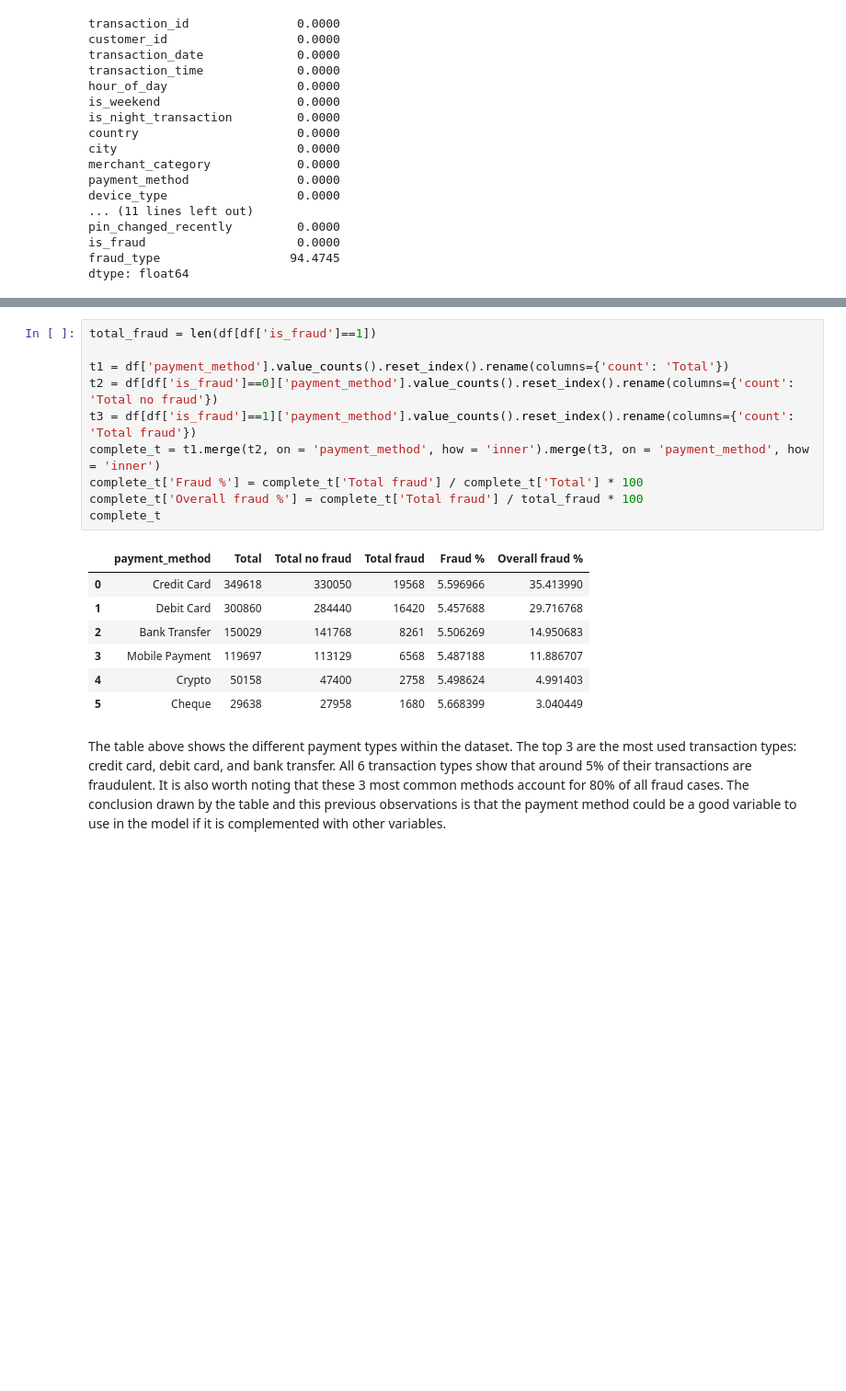
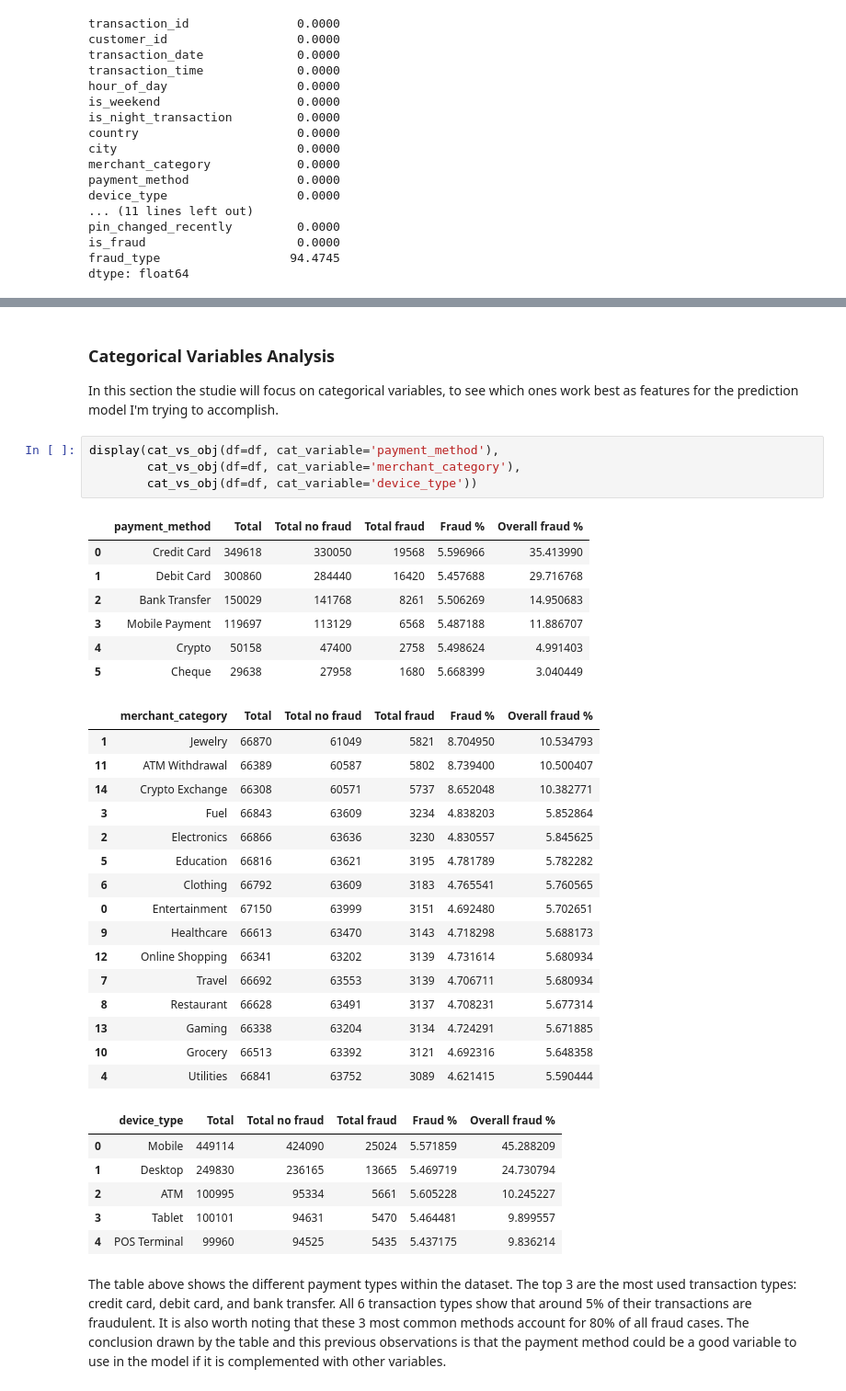
Before and after one commit to monci07/Bank_transaction_fraud_detection, a Jupyter notebook: Notebook.ipynb, the cells around one changed output, grey strips where cells are left out. Shown at 92% size. Cells and saved outputs as stored; diff of their text form; blank space fills up the shorter version.

```diff
--- a/Notebook.ipynb
+++ b/Notebook.ipynb
@@ -157,20 +184,39 @@ Next I'll study the *payment_method* feature against the objective variable to s
+# %% [markdown]
+### Categorical Variables Analysis
+In this section the studie will focus on categorical variables, to see which ones work best as features for the prediction model I'm trying to accomplish.
 # %%
-total_fraud = len(df[df['is_fraud']==1])
-
-t1 = df['payment_method'].value_counts().reset_index().rename(columns={'count': 'Total'})
-t2 = df[df['is_fraud']==0]['payment_method'].value_counts().reset_index().rename(columns={'count': 'Total no fraud'})
-t3 = df[df['is_fraud']==1]['payment_method'].value_counts().reset_index().rename(columns={'count': 'Total fraud'})
-complete_t = t1.merge(t2, on = 'payment_method', how = 'inner').merge(t3, on = 'payment_method', how = 'inner')
-complete_t['Fraud %'] = complete_t['Total fraud'] / complete_t['Total'] * 100
-complete_t['Overall fraud %'] = complete_t['Total fraud'] / total_fraud * 100
-complete_t
+display(cat_vs_obj(df=df, cat_variable='payment_method'),
+        cat_vs_obj(df=df, cat_variable='merchant_category'),
+        cat_vs_obj(df=df, cat_variable='device_type'))
 # %% [output]
 |  | payment_method | Total | Total no fraud | Total fraud | Fraud % | Overall fraud % |
 | 0 | Credit Card | 349618 | 330050 | 19568 | 5.596966 | 35.413990 |
 | 1 | Debit Card | 300860 | 284440 | 16420 | 5.457688 | 29.716768 |
 | 2 | Bank Transfer | 150029 | 141768 | 8261 | 5.506269 | 14.950683 |
 | 3 | Mobile Payment | 119697 | 113129 | 6568 | 5.487188 | 11.886707 |
 | 4 | Crypto | 50158 | 47400 | 2758 | 5.498624 | 4.991403 |
 | 5 | Cheque | 29638 | 27958 | 1680 | 5.668399 | 3.040449 |
+|  | merchant_category | Total | Total no fraud | Total fraud | Fraud % | Overall fraud % |
+| 1 | Jewelry | 66870 | 61049 | 5821 | 8.704950 | 10.534793 |
+| 11 | ATM Withdrawal | 66389 | 60587 | 5802 | 8.739400 | 10.500407 |
+| 14 | Crypto Exchange | 66308 | 60571 | 5737 | 8.652048 | 10.382771 |
+| 3 | Fuel | 66843 | 63609 | 3234 | 4.838203 | 5.852864 |
+| 2 | Electronics | 66866 | 63636 | 3230 | 4.830557 | 5.845625 |
+| 5 | Education | 66816 | 63621 | 3195 | 4.781789 | 5.782282 |
+| 6 | Clothing | 66792 | 63609 | 3183 | 4.765541 | 5.760565 |
+| 0 | Entertainment | 67150 | 63999 | 3151 | 4.692480 | 5.702651 |
+| 9 | Healthcare | 66613 | 63470 | 3143 | 4.718298 | 5.688173 |
+| 12 | Online Shopping | 66341 | 63202 | 3139 | 4.731614 | 5.680934 |
+| 7 | Travel | 66692 | 63553 | 3139 | 4.706711 | 5.680934 |
+| 8 | Restaurant | 66628 | 63491 | 3137 | 4.708231 | 5.677314 |
+| 13 | Gaming | 66338 | 63204 | 3134 | 4.724291 | 5.671885 |
+| 10 | Grocery | 66513 | 63392 | 3121 | 4.692316 | 5.648358 |
+| 4 | Utilities | 66841 | 63752 | 3089 | 4.621415 | 5.590444 |
+|  | device_type | Total | Total no fraud | Total fraud | Fraud % | Overall fraud % |
+| 0 | Mobile | 449114 | 424090 | 25024 | 5.571859 | 45.288209 |
+| 1 | Desktop | 249830 | 236165 | 13665 | 5.469719 | 24.730794 |
+| 2 | ATM | 100995 | 95334 | 5661 | 5.605228 | 10.245227 |
+| 3 | Tablet | 100101 | 94631 | 5470 | 5.464481 | 9.899557 |
+| 4 | POS Terminal | 99960 | 94525 | 5435 | 5.437175 | 9.836214 |
 # %% [markdown]
 The table above shows the different payment types within the dataset. The top 3 are the most used transaction types: credit card, debit card, and bank transfer. All 6 transaction types show that around 5% of their transactions are fraudulent. It is also worth noting that these 3 most common methods account for 80% of all fraud cases. The conclusion drawn by the table and this previous observations is that the payment method could be a good variable to use in the model if it is complemented with other variables.
```
Also changed, not shown: parts of 11 cells of this notebook.
